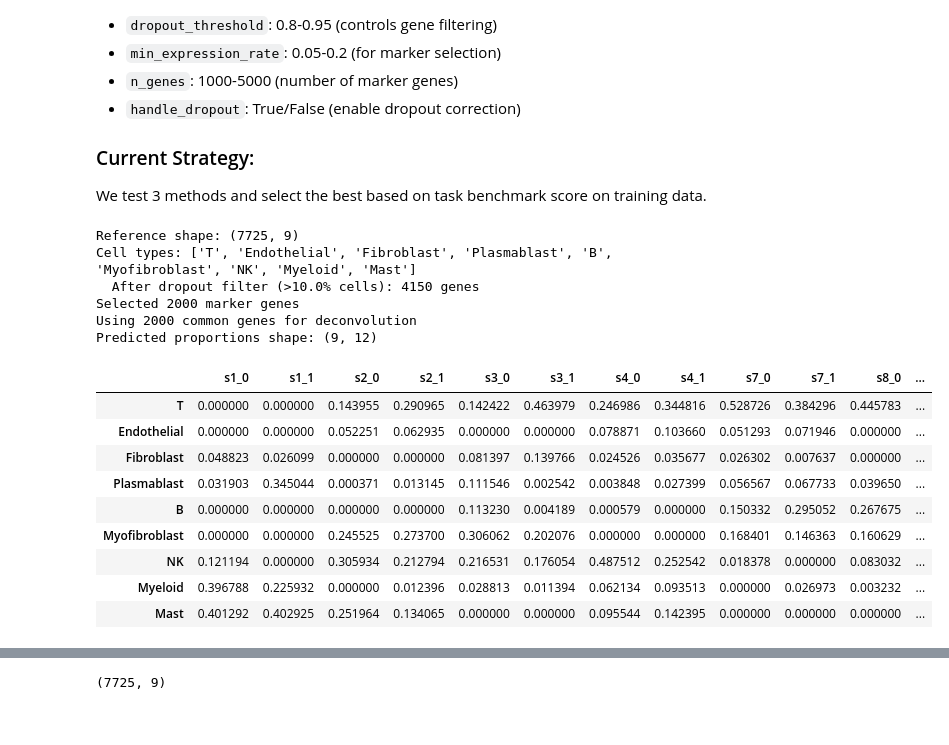
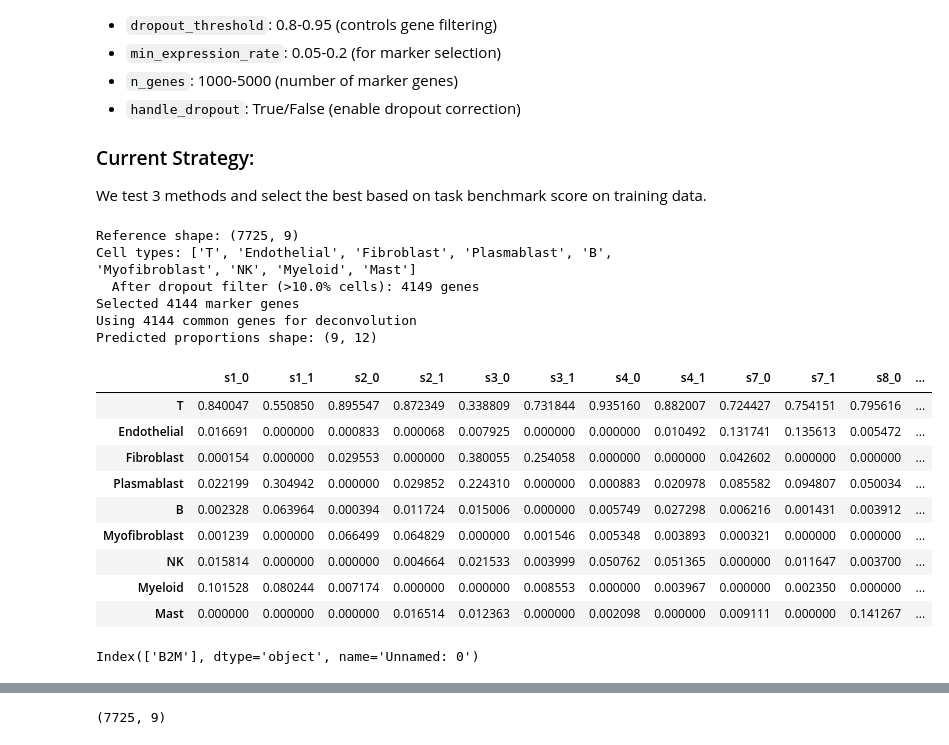
Before and after one commit to EdoardoNegri/Genomics_2, a Jupyter notebook: main.ipynb, the cells around one changed output, grey strips where cells are left out. Drawn from its saved outputs; the diff is of its cells as text; code cells hidden in the pictures.

```diff
--- a/main.ipynb
+++ b/main.ipynb
@@ -195,10 +195,11 @@ def select_marker_genes(adata, n_genes=500, method='variance', min_expression_ra
 
     # Create filtered adata
     adata_filtered = adata[:, expressed_genes].copy()
+    # adata_filtered = adata.copy()
 
     if method == 'variance':
         # Select highly variable genes from dropout-filtered set
-        sc.pp.highly_variable_genes(adata_filtered, n_top_genes=min(n_genes, len(expressed_genes)),
+        sc.pp.highly_variable_genes(adata_filtered, n_top_genes=min(n_genes, adata_filtered.n_vars),
                                     flavor='seurat_v3')
         marker_genes = adata_filtered.var_names[adata_filtered.var.highly_variable]
     elif method == 'differential':
@@ -257,7 +258,7 @@ def create_reference_matrix(adata, cell_type_col='highLevelType', method='mean')
 
 
 # Improved deconvolution with data preprocessing
-def deconvolve(bulk_data: pd.DataFrame, reference_matrix: pd.DataFrame):
+def deconvolve(bulk_data: pd.DataFrame, reference_matrix: pd.DataFrame, method='nnls'):
     """
     Deconvolve bulk RNA-seq data with multiple method options.
 
@@ -281,57 +282,81 @@ def deconvolve(bulk_data: pd.DataFrame, reference_matrix: pd.DataFrame):
 
     # Initialize results
     proportions = pd.DataFrame(
-        index=ref_subset.columns,
-        columns=bulk_subset.columns
+        index=ref_subset.columns, # cell types
+        columns=bulk_subset.columns # samples
     )
 
-    # Deconvolve each sample
     for sample in bulk_subset.columns:
+        # Deconvolve each sample
         bulk_profile = bulk_subset[sample].to_numpy()
         ref_matrix = ref_subset.to_numpy()
 
         props, residual = nnls(ref_matrix, bulk_profile)
 
         # Normalize to sum to 1
         props = props / props.sum() if props.sum() > 0 else np.ones(len(props)) / len(props)
         proportions[sample] = props
+
+
+    if method=='nmf':
+        W = proportions.to_numpy().T.astype(np.float32, copy=True, order='C')
+        H = ref_subset.to_numpy().T.astype(np.float32, copy=True, order='C')
+        X = bulk_subset.to_numpy().T.astype(np.float32, copy=True, order='C')
+
+        # print(H.flags, W.flags, X.flags)
+        W = NMF(init='custom', max_iter=10000).fit_transform(X, W=W, H=H).T
+
+        for i in range(W.shape[1]):
+            col = W[:, i]
+            col = col / col.sum() if col.sum() > 0 else np.ones(len(col)) / len(col)
+            proportions.iloc[:, i] = col
+
 
     return proportions.loc[CELL_ORDER]
 
 
 # Create reference from training data with dropout correction
 reference = create_reference_matrix(train_adata, cell_type_col='highLevelType',
                                    method='trimmed_mean')
 print(f"Reference shape: {reference.shape}")
 print(f"Cell types: {list(reference.columns)}")
 
 # Try with marker genes
 adata_copy = train_adata.copy()
-marker_genes = select_marker_genes(adata_copy, n_genes=2000, method='variance')
+# 4144
+marker_genes = select_marker_genes(adata_copy, n_genes=4144, method='variance', min_expression_rate=.1)
 print(f"Selected {len(marker_genes)} marker genes")
 reference_markers = reference.loc[marker_genes]
 
-train_props_pred = deconvolve(train_bulk, reference_markers)
+train_props_pred = deconvolve(train_bulk, reference_markers, method='nmf')
 print(f"Predicted proportions shape: {train_props_pred.shape}")
 
 train_props_pred
 # %% [output]
 Reference shape: (7725, 9)
 Cell types: ['T', 'Endothelial', 'Fibroblast', 'Plasmablast', 'B', 'Myofibroblast', 'NK', 'Myeloid', 'Mast']
-  After dropout filter (>10.0% cells): 4150 genes
-Selected 2000 marker genes
-Using 2000 common genes for deconvolution
+  After dropout filter (>10.0% cells): 4149 genes
+Selected 4144 marker genes
+Using 4144 common genes for deconvolution
 Predicted proportions shape: (9, 12)
 |  | s1_0 | s1_1 | s2_0 | s2_1 | s3_0 | s3_1 | s4_0 | s4_1 | s7_0 | s7_1 | s8_0 | ... |
-| T | 0.000000 | 0.000000 | 0.143955 | 0.290965 | 0.142422 | 0.463979 | 0.246986 | 0.344816 | 0.528726 | 0.384296 | 0.445783 | ... |
-| Endothelial | 0.000000 | 0.000000 | 0.052251 | 0.062935 | 0.000000 | 0.000000 | 0.078871 | 0.103660 | 0.051293 | 0.071946 | 0.000000 | ... |
-| Fibroblast | 0.048823 | 0.026099 | 0.000000 | 0.000000 | 0.081397 | 0.139766 | 0.024526 | 0.035677 | 0.026302 | 0.007637 | 0.000000 | ... |
-| Plasmablast | 0.031903 | 0.345044 | 0.000371 | 0.013145 | 0.111546 | 0.002542 | 0.003848 | 0.027399 | 0.056567 | 0.067733 | 0.039650 | ... |
-| B | 0.000000 | 0.000000 | 0.000000 | 0.000000 | 0.113230 | 0.004189 | 0.000579 | 0.000000 | 0.150332 | 0.295052 | 0.267675 | ... |
-| Myofibroblast | 0.000000 | 0.000000 | 0.245525 | 0.273700 | 0.306062 | 0.202076 | 0.000000 | 0.000000 | 0.168401 | 0.146363 | 0.160629 | ... |
-| NK | 0.121194 | 0.000000 | 0.305934 | 0.212794 | 0.216531 | 0.176054 | 0.487512 | 0.252542 | 0.018378 | 0.000000 | 0.083032 | ... |
-| Myeloid | 0.396788 | 0.225932 | 0.000000 | 0.012396 | 0.028813 | 0.011394 | 0.062134 | 0.093513 | 0.000000 | 0.026973 | 0.003232 | ... |
-| Mast | 0.401292 | 0.402925 | 0.251964 | 0.134065 | 0.000000 | 0.000000 | 0.095544 | 0.142395 | 0.000000 | 0.000000 | 0.000000 | ... |
+| T | 0.840047 | 0.550850 | 0.895547 | 0.872349 | 0.338809 | 0.731844 | 0.935160 | 0.882007 | 0.724427 | 0.754151 | 0.795616 | ... |
+| Endothelial | 0.016691 | 0.000000 | 0.000833 | 0.000068 | 0.007925 | 0.000000 | 0.000000 | 0.010492 | 0.131741 | 0.135613 | 0.005472 | ... |
+| Fibroblast | 0.000154 | 0.000000 | 0.029553 | 0.000000 | 0.380055 | 0.254058 | 0.000000 | 0.000000 | 0.042602 | 0.000000 | 0.000000 | ... |
+| Plasmablast | 0.022199 | 0.304942 | 0.000000 | 0.029852 | 0.224310 | 0.000000 | 0.000883 | 0.020978 | 0.085582 | 0.094807 | 0.050034 | ... |
+| B | 0.002328 | 0.063964 | 0.000394 | 0.011724 | 0.015006 | 0.000000 | 0.005749 | 0.027298 | 0.006216 | 0.001431 | 0.003912 | ... |
+| Myofibroblast | 0.001239 | 0.000000 | 0.066499 | 0.064829 | 0.000000 | 0.001546 | 0.005348 | 0.003893 | 0.000321 | 0.000000 | 0.000000 | ... |
+| NK | 0.015814 | 0.000000 | 0.000000 | 0.004664 | 0.021533 | 0.003999 | 0.050762 | 0.051365 | 0.000000 | 0.011647 | 0.003700 | ... |
+| Myeloid | 0.101528 | 0.080244 | 0.007174 | 0.000000 | 0.000000 | 0.008553 | 0.000000 | 0.003967 | 0.000000 | 0.002350 | 0.000000 | ... |
+| Mast | 0.000000 | 0.000000 | 0.000000 | 0.016514 | 0.012363 | 0.000000 | 0.002098 | 0.000000 | 0.009111 | 0.000000 | 0.141267 | ... |
+# %%
+marker_genes_4144 = marker_genes.copy()
+that_gene = marker_genes_4144.difference(marker_genes_4143)
+
+# that_gene = marker_genes_4143 ^ marker_genes_4144
+that_gene
+# %% [output]
+Index(['B2M'], dtype='object', name='Unnamed: 0')
 # %%
 gt_reference = pd.read_csv("data/train_data/reference_matrix.csv", index_col=0)
 
```
Also changed, not shown: parts of 4 cells of this notebook, 1 other file.
